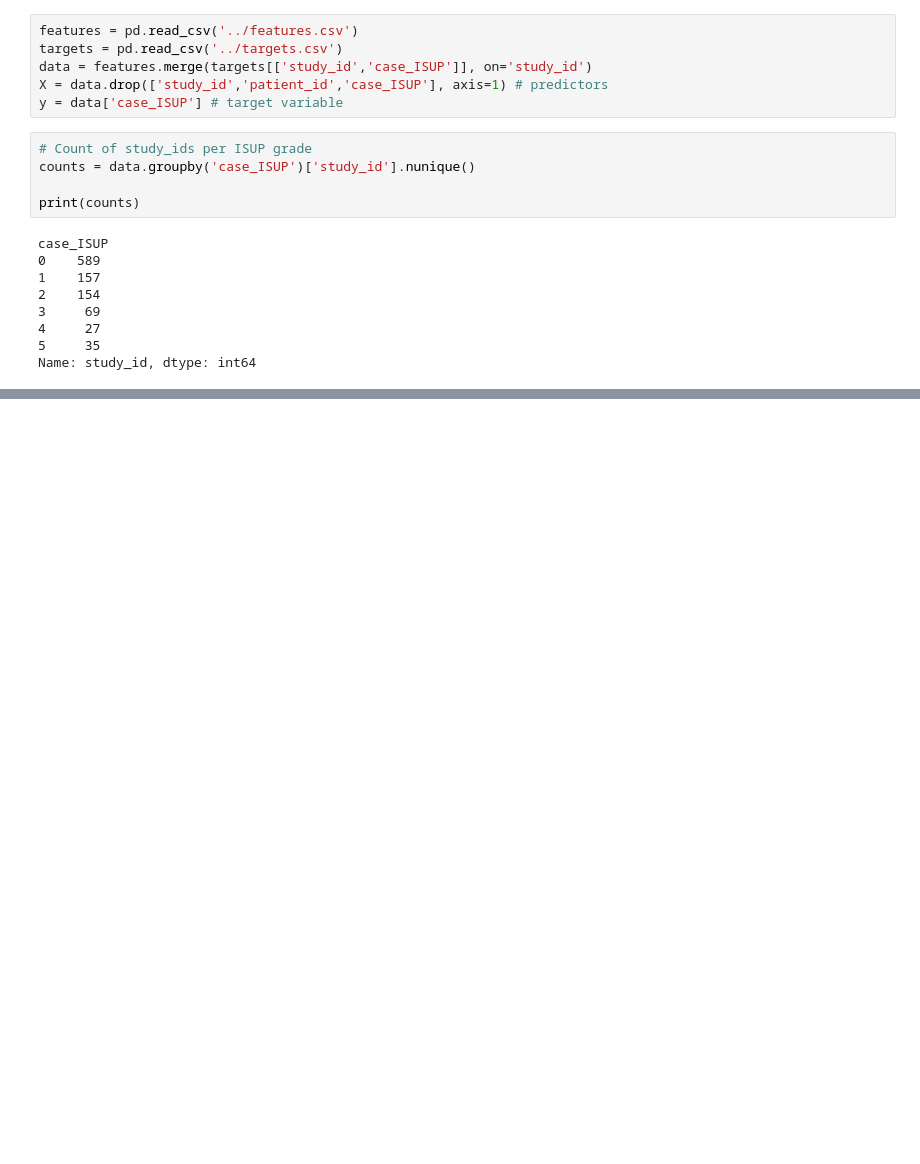
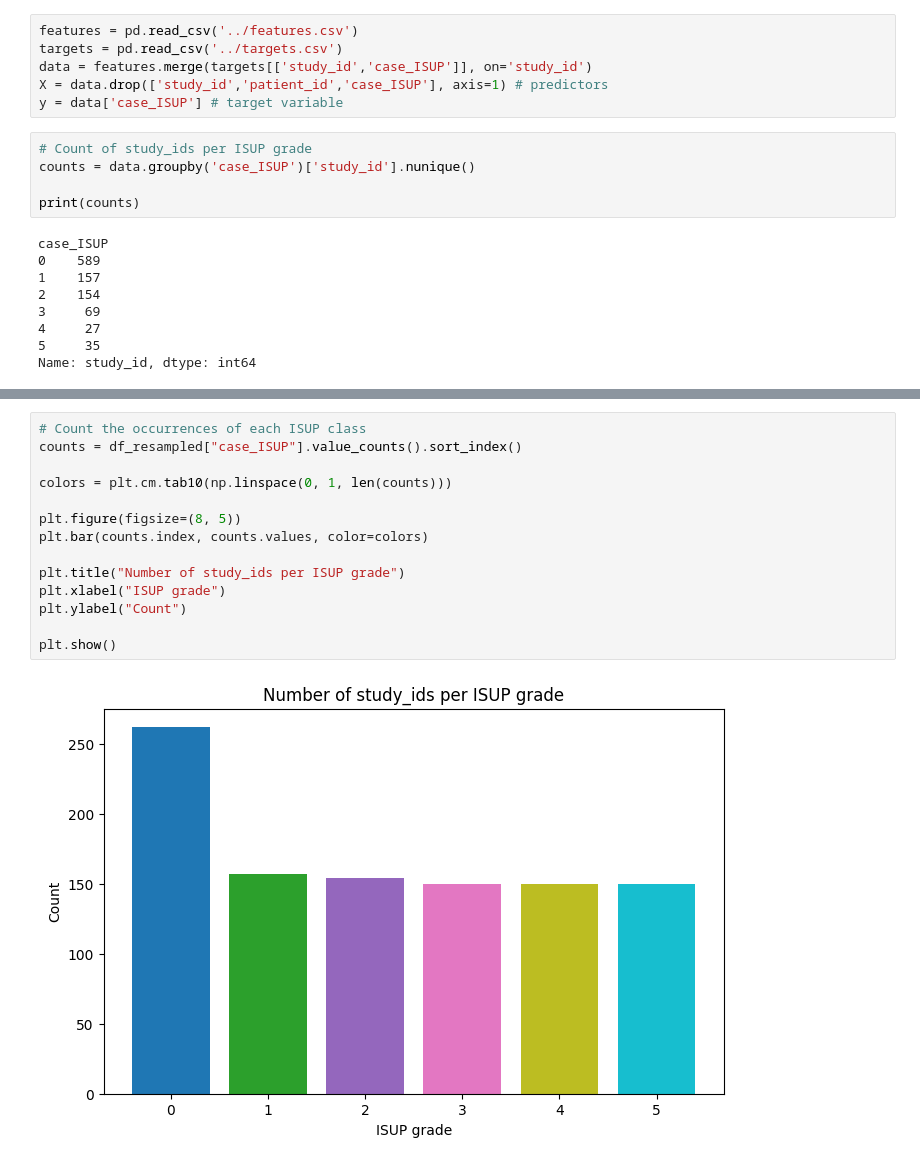
Before and after one commit to anchrysoula/Master_thesis, a Jupyter notebook: notebooks/statistics.ipynb, the cells around one changed output, grey strips where cells are left out. Saved outputs shown, nothing was run; the diff lists cells and outputs as text; blank space fills up the shorter version.

```diff
--- a/notebooks/statistics.ipynb
+++ b/notebooks/statistics.ipynb
@@ -43,2 +149,18 @@ plt.show()
+# %%
+# Count the occurrences of each ISUP class
+counts = df_resampled["case_ISUP"].value_counts().sort_index()
+
+colors = plt.cm.tab10(np.linspace(0, 1, len(counts)))
+
+plt.figure(figsize=(8, 5))
+plt.bar(counts.index, counts.values, color=colors)
+
+plt.title("Number of study_ids per ISUP grade")
+plt.xlabel("ISUP grade")
+plt.ylabel("Count")
+
+plt.show()
+# %% [output]
+[figure, added]
 # %%
 # Correlation of predictors with ISUP grade
```
Also changed, not shown: parts of 9 cells of this notebook.
